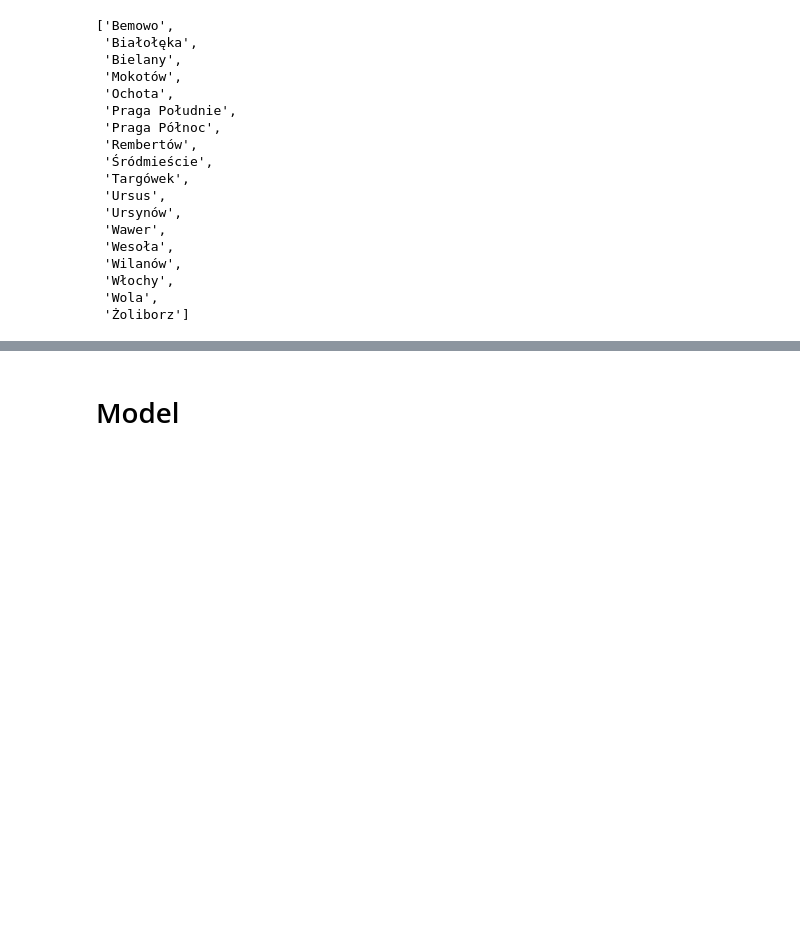
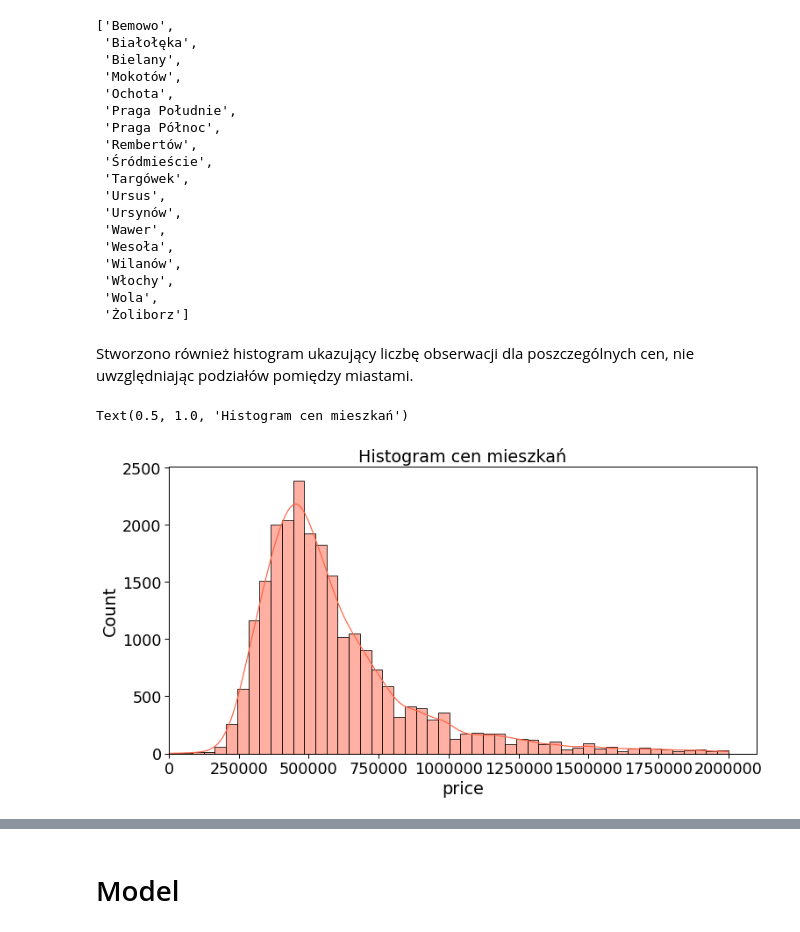
Before and after one commit to thezapalsky/apartments, a Jupyter notebook: apartments-pred-mz.ipynb, the cells around one changed output, grey strips where cells are left out. Saved outputs shown, nothing was run; the diff lists cells and outputs as text; code cells hidden in the pictures; blank space fills up the shorter version.

```diff
--- a/apartments-pred-mz.ipynb
+++ b/apartments-pred-mz.ipynb
@@ -54,0 +112,5 @@ df.head()
+# %%
+usuwanie_metry = df[(df['sq'] > 450) | (df['sq'] < 10)].index.tolist()
+
+# Remove
+df = df.drop(usuwanie_metry)
@@ -55,3 +119,9 @@ df.head()
+# %%
+# Create list of rows with mistakenly year value
+usuwanie_lata = df[(df['year'] > 2023) | (df['year'] < 1000)].index.tolist()
+
+# Remove
+df = df.drop(usuwanie_lata)
 # %% [markdown]
 # Feature engineering - dzielnice
 # %%
@@ -146,3 +216,15 @@ wwa
  'Włochy',
  'Wola',
  'Żoliborz']
+# %% [markdown]
+Stworzono również histogram ukazujący liczbę obserwacji dla poszczególnych cen, nie uwzględniając podziałów pomiędzy miastami.
+# %%
+plt.figure(figsize=(12,6))
+plt.ticklabel_format(style='plain', axis='x')
+g = sns.histplot(x = 'price', data = df[df['price'] < 2000000], bins = 50, color = 'tomato',
+                 kde = True)
+g.set(xlim=(0, None))
+g.set_title('Histogram cen mieszkań')
+# %% [output]
+Text(0.5, 1.0, 'Histogram cen mieszkań')
+[figure, added]
```
Also changed, not shown: parts of 26 cells of this notebook, 1 other file.
